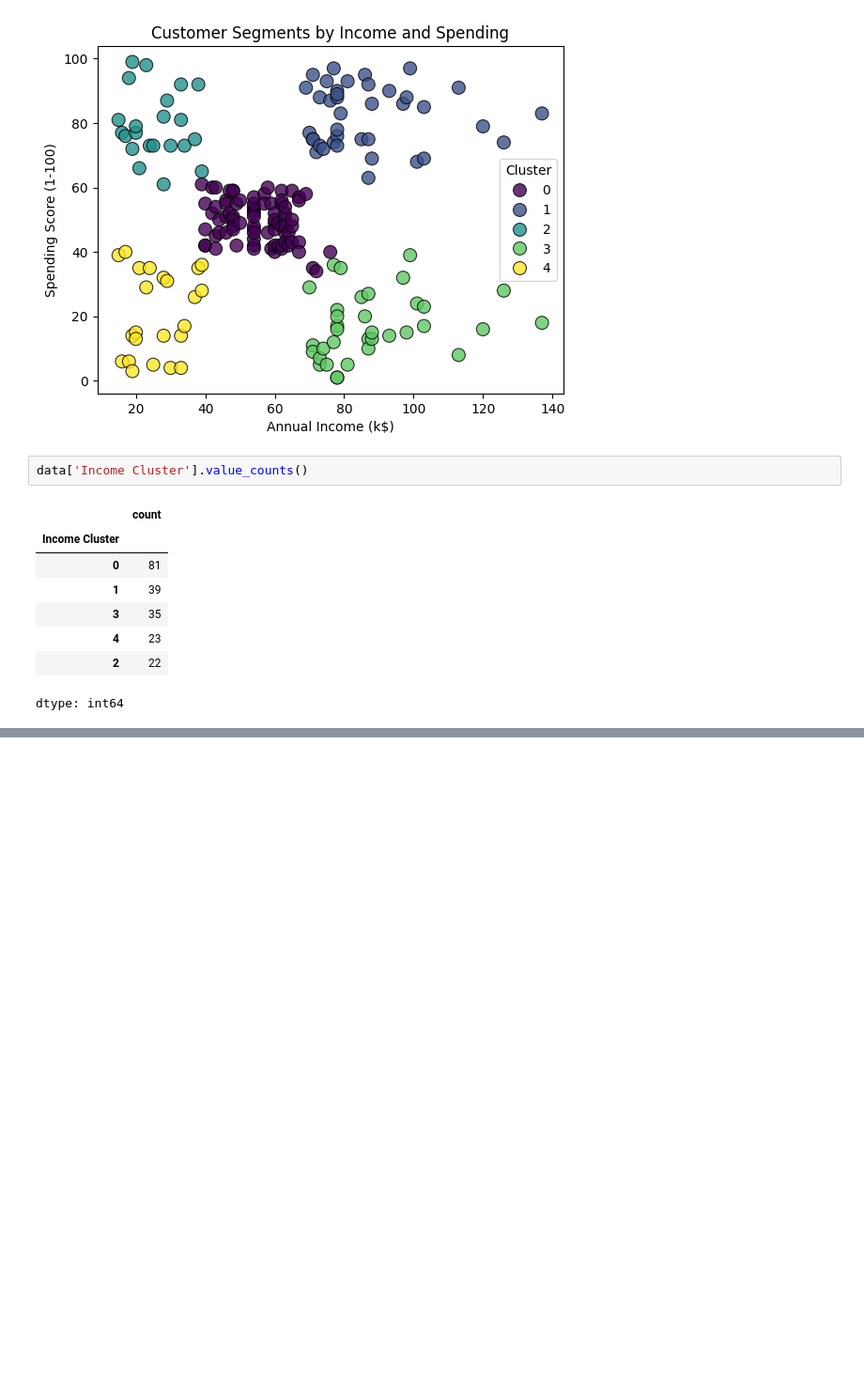
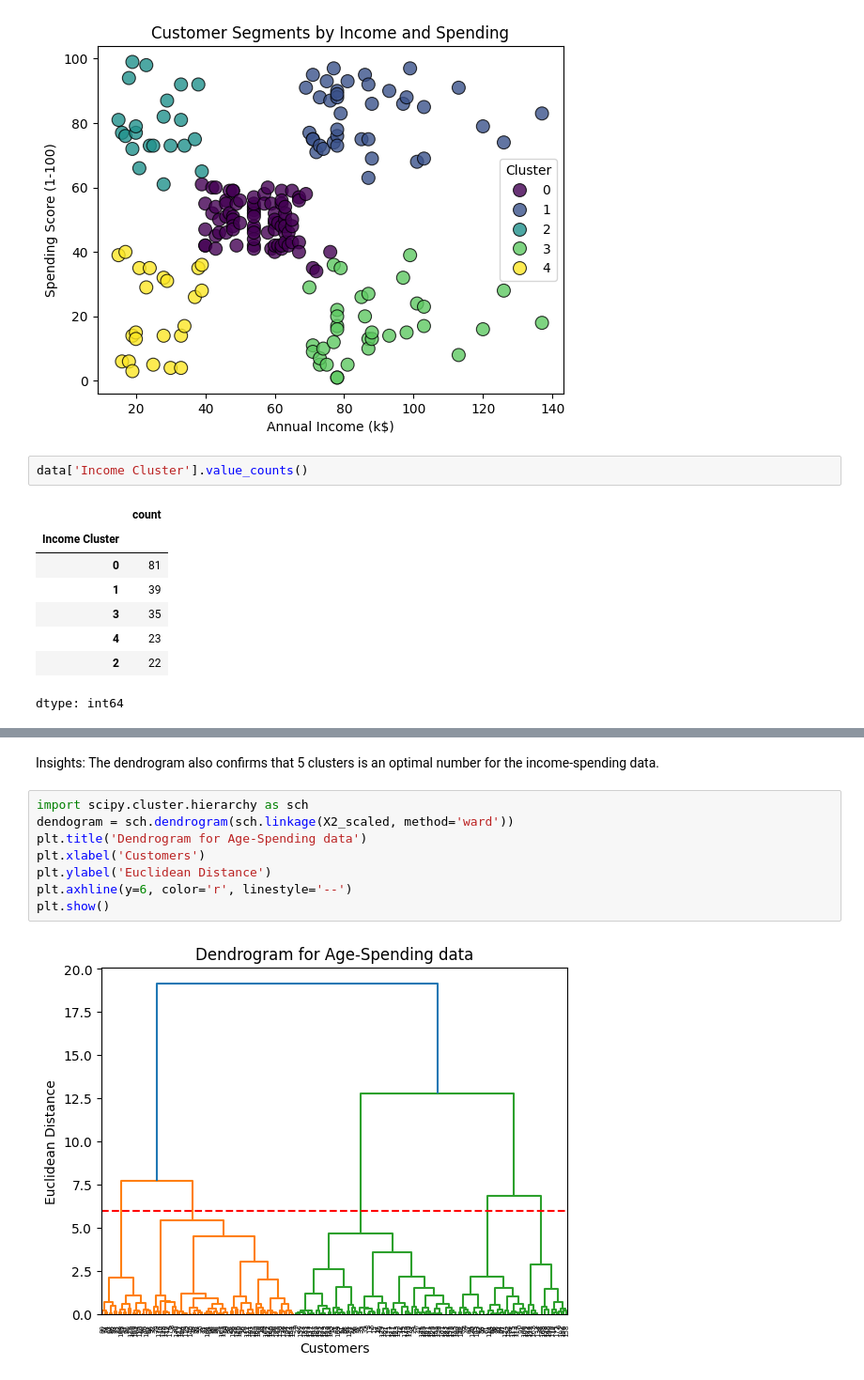
Before and after one commit to mandavitripathi25/Customer-Segmentation, a Jupyter notebook: Customer_Segmentation.ipynb, the cells around one changed output, grey strips where cells are left out. Shown at 94% size. Saved outputs shown, nothing was run; the diff lists cells and outputs as text; blank space fills up the shorter version.

```diff
--- a/Customer_Segmentation.ipynb
+++ b/Customer_Segmentation.ipynb
@@ -130,0 +233,12 @@ dtype: int64
+# %% [markdown]
+Insights: The dendrogram also confirms that 5 clusters is an optimal number for the income-spending data.
+# %%
+import scipy.cluster.hierarchy as sch
+dendogram = sch.dendrogram(sch.linkage(X2_scaled, method='ward'))
+plt.title('Dendrogram for Age-Spending data')
+plt.xlabel('Customers')
+plt.ylabel('Euclidean Distance')
+plt.axhline(y=6, color='r', linestyle='--')
+plt.show()
+# %% [output]
+[figure, added]
```
Also changed, not shown: parts of 37 cells of this notebook.
